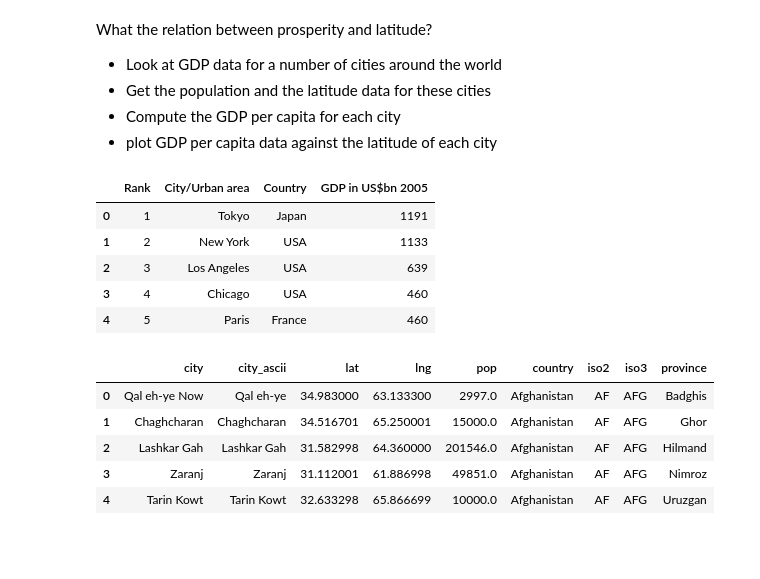
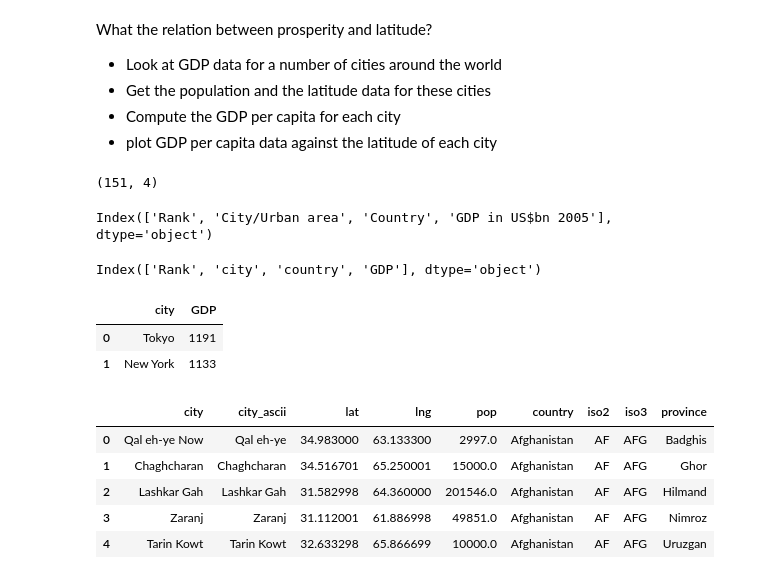
Before and after one commit to pletzer/jupyterMoons, a Jupyter notebook: SWC-NIWA-15Nov2016.ipynb, the cells around one changed output. Drawn from its saved outputs; the diff is of its cells as text; code cells hidden in the pictures; blank space fills up the shorter version.

```diff
--- a/SWC-NIWA-15Nov2016.ipynb
+++ b/SWC-NIWA-15Nov2016.ipynb
@@ -110,11 +104,10 @@ What the relation between prosperity and latitude?
 import pandas
 # %%
 gdp = pandas.read_csv('https://raw.github.com/pletzer/jupyterMoons/master/citiesGDP.csv')
-gdp.head()
+gdp.shape
 # %% [output]
-|  | Rank | City/Urban area | Country | GDP in US$bn 2005 |
-| 0 | 1 | Tokyo | Japan | 1191 |
-| 1 | 2 | New York | USA | 1133 |
-| 2 | 3 | Los Angeles | USA | 639 |
-| 3 | 4 | Chicago | USA | 460 |
-| 4 | 5 | Paris | France | 460 |
+(151, 4)
+# %%
+gdp.columns
+# %% [output]
+Index(['Rank', 'City/Urban area', 'Country', 'GDP in US$bn 2005'], dtype='object')
@@ -121,3 +119,13 @@ gdp.head()
+# %%
+gdp.columns
+# %% [output]
+Index(['Rank', 'city', 'country', 'GDP'], dtype='object')
+# %%
+gdp.loc[gdp['GDP'] > 1000, ['city', 'GDP']]
+# %% [output]
+|  | city | GDP |
+| 0 | Tokyo | 1191 |
+| 1 | New York | 1133 |
 # %%
 geo = pandas.read_csv('http://simplemaps.com/static/demos/resources/world-cities/world_cities.csv')
 geo.head()
```
Also changed, not shown: parts of 9 cells of this notebook.
